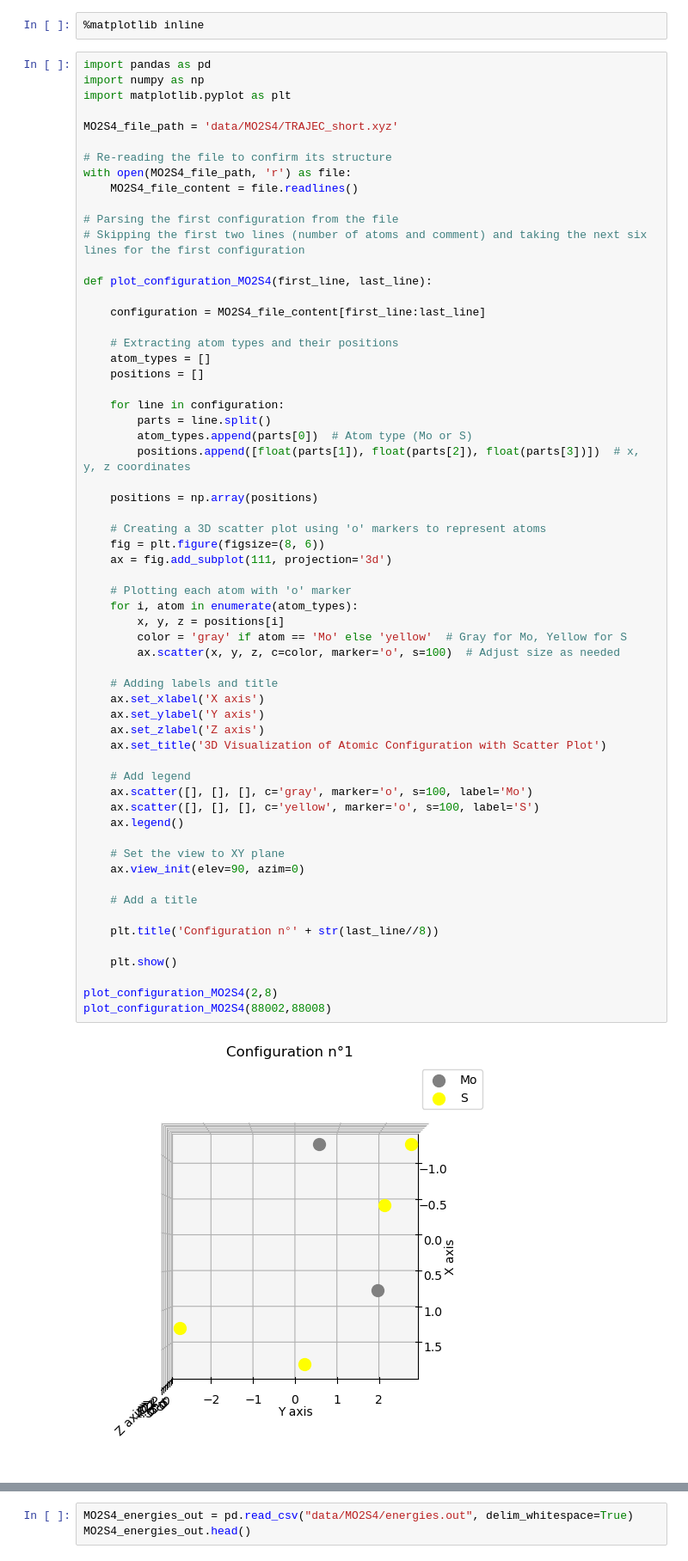
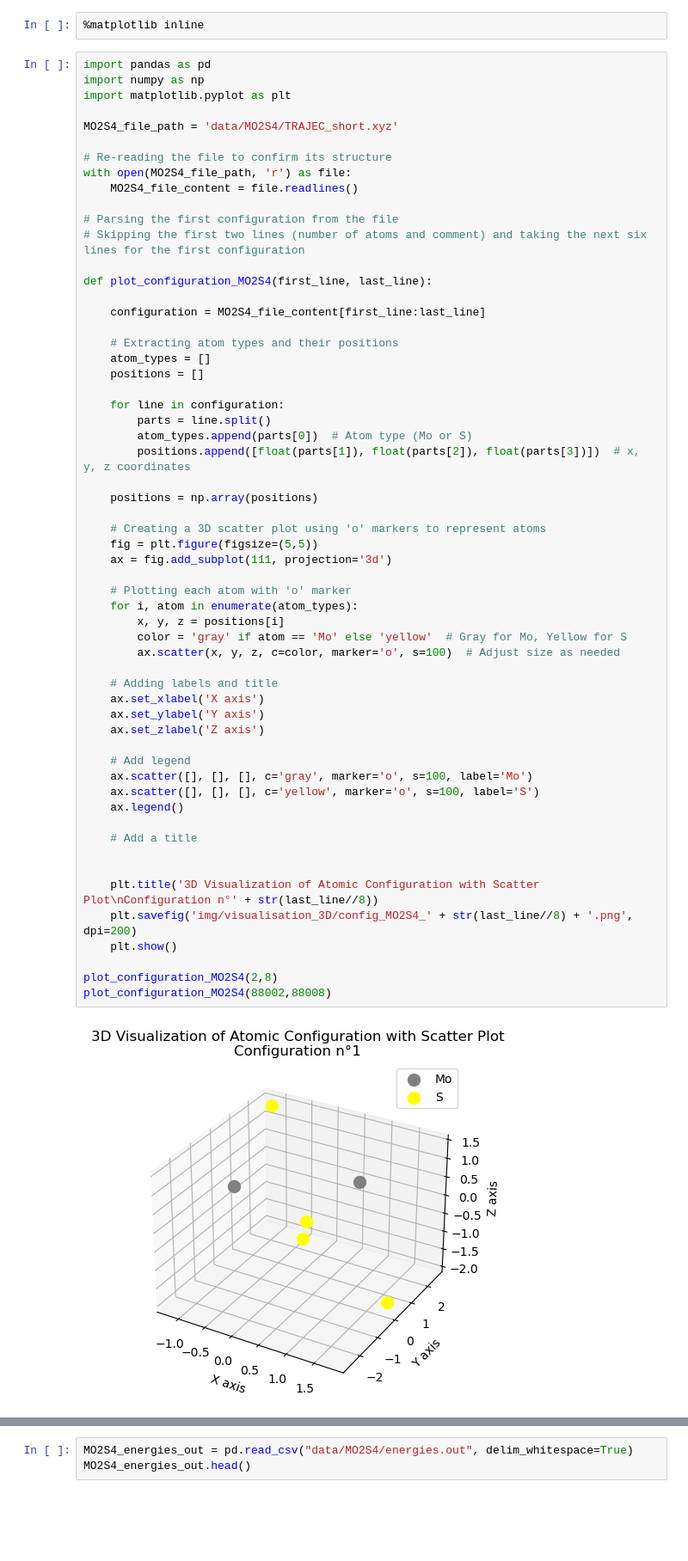
Before and after one commit to lucasboistay/molecular_dynamics, a Jupyter notebook: main.ipynb, the cells around one changed output, grey strips where cells are left out. Shown at 86% size. Saved outputs shown, nothing was run; the diff lists cells and outputs as text; blank space fills up the shorter version.

```diff
--- a/main.ipynb
+++ b/main.ipynb
@@ -62,37 +62,34 @@ def plot_configuration_MO2S4(first_line, last_line):
 
     positions = np.array(positions)
 
     # Creating a 3D scatter plot using 'o' markers to represent atoms
-    fig = plt.figure(figsize=(8, 6))
+    fig = plt.figure(figsize=(5,5))
     ax = fig.add_subplot(111, projection='3d')
 
     # Plotting each atom with 'o' marker
     for i, atom in enumerate(atom_types):
         x, y, z = positions[i]
         color = 'gray' if atom == 'Mo' else 'yellow'  # Gray for Mo, Yellow for S
         ax.scatter(x, y, z, c=color, marker='o', s=100)  # Adjust size as needed
 
     # Adding labels and title
     ax.set_xlabel('X axis')
     ax.set_ylabel('Y axis')
     ax.set_zlabel('Z axis')
-    ax.set_title('3D Visualization of Atomic Configuration with Scatter Plot')
 
     # Add legend
     ax.scatter([], [], [], c='gray', marker='o', s=100, label='Mo')
     ax.scatter([], [], [], c='yellow', marker='o', s=100, label='S')
     ax.legend()
 
-    # Set the view to XY plane
-    ax.view_init(elev=90, azim=0)
-
     # Add a title
 
-    plt.title('Configuration n°' + str(last_line//8))
 
+    plt.title('3D Visualization of Atomic Configuration with Scatter Plot\nConfiguration n°' + str(last_line//8))
+    plt.savefig('img/visualisation_3D/config_MO2S4_' + str(last_line//8) + '.png', dpi=200)
     plt.show()
 
 plot_configuration_MO2S4(2,8)
 plot_configuration_MO2S4(88002,88008)
 # %% [output]
-[figure, old version]
+[figure, new version]
```
Also changed, not shown: parts of 15 cells of this notebook, 6 other files.
